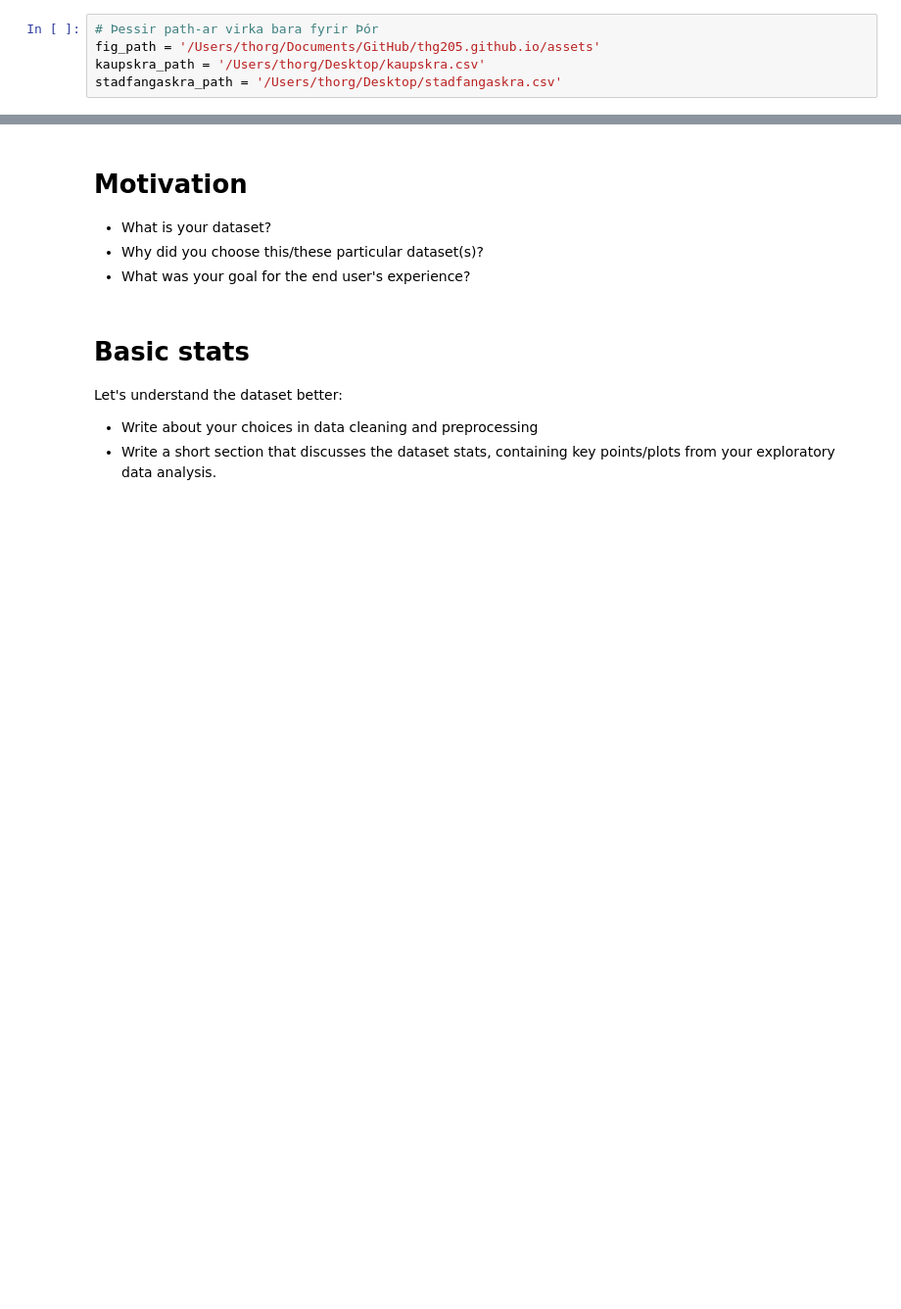
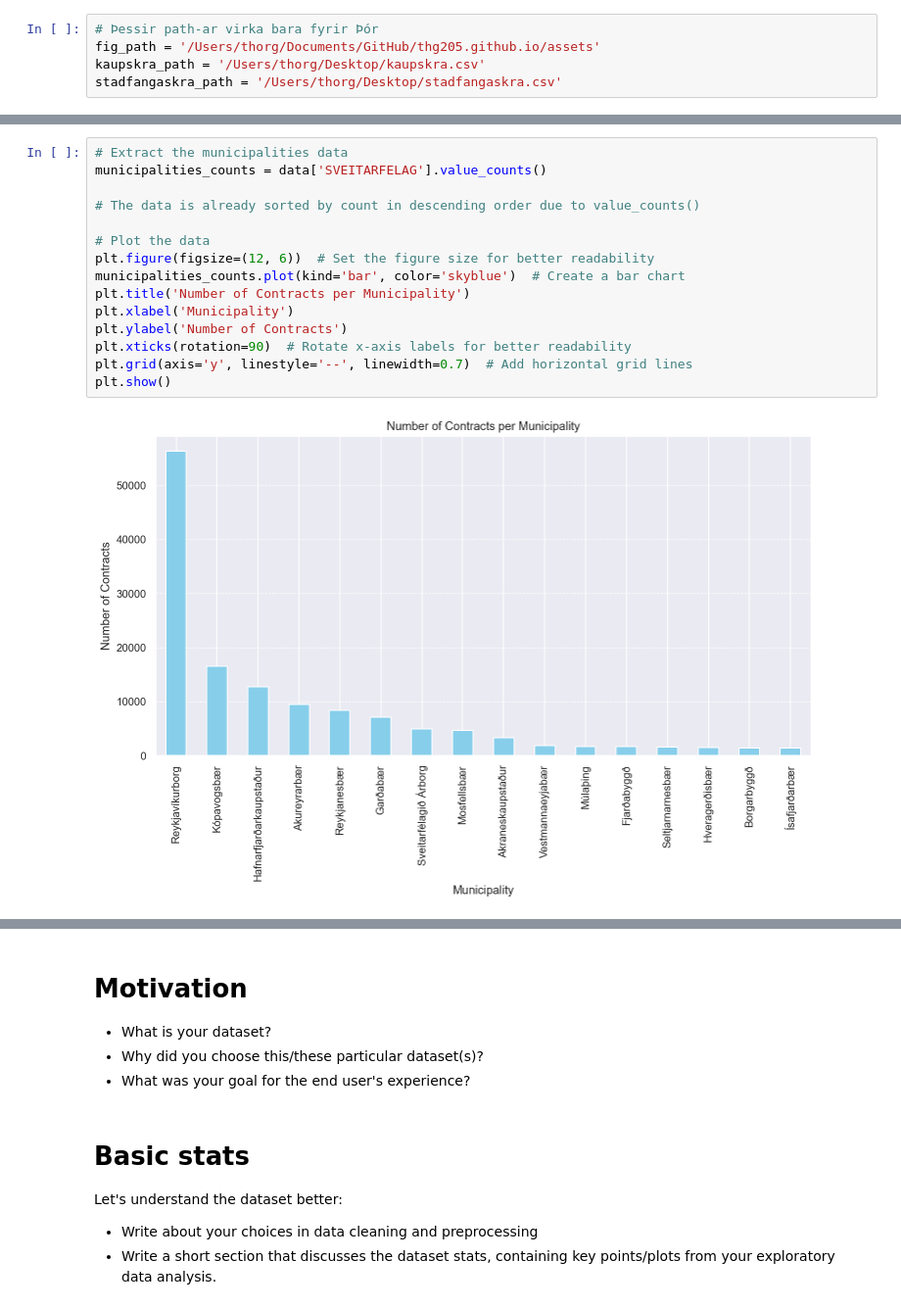
Before and after one commit to thg205/thg205.github.io, a Jupyter notebook: Final Project.ipynb, the cells around one changed output, grey strips where cells are left out. Shown at 98% size. Saved outputs shown, nothing was run; the diff lists cells and outputs as text; blank space fills up the shorter version.

```diff
--- a/Final Project.ipynb
+++ b/Final Project.ipynb
@@ -62,0 +106,17 @@ data
+# %%
+# Extract the municipalities data
+municipalities_counts = data['SVEITARFELAG'].value_counts()
+
+# The data is already sorted by count in descending order due to value_counts()
+
+# Plot the data
+plt.figure(figsize=(12, 6))  # Set the figure size for better readability
+municipalities_counts.plot(kind='bar', color='skyblue')  # Create a bar chart
+plt.title('Number of Contracts per Municipality')
+plt.xlabel('Municipality')
+plt.ylabel('Number of Contracts')
+plt.xticks(rotation=90)  # Rotate x-axis labels for better readability
+plt.grid(axis='y', linestyle='--', linewidth=0.7)  # Add horizontal grid lines
+plt.show()
+# %% [output]
+[figure, added]
```
Also changed, not shown: parts of 16 cells of this notebook.
